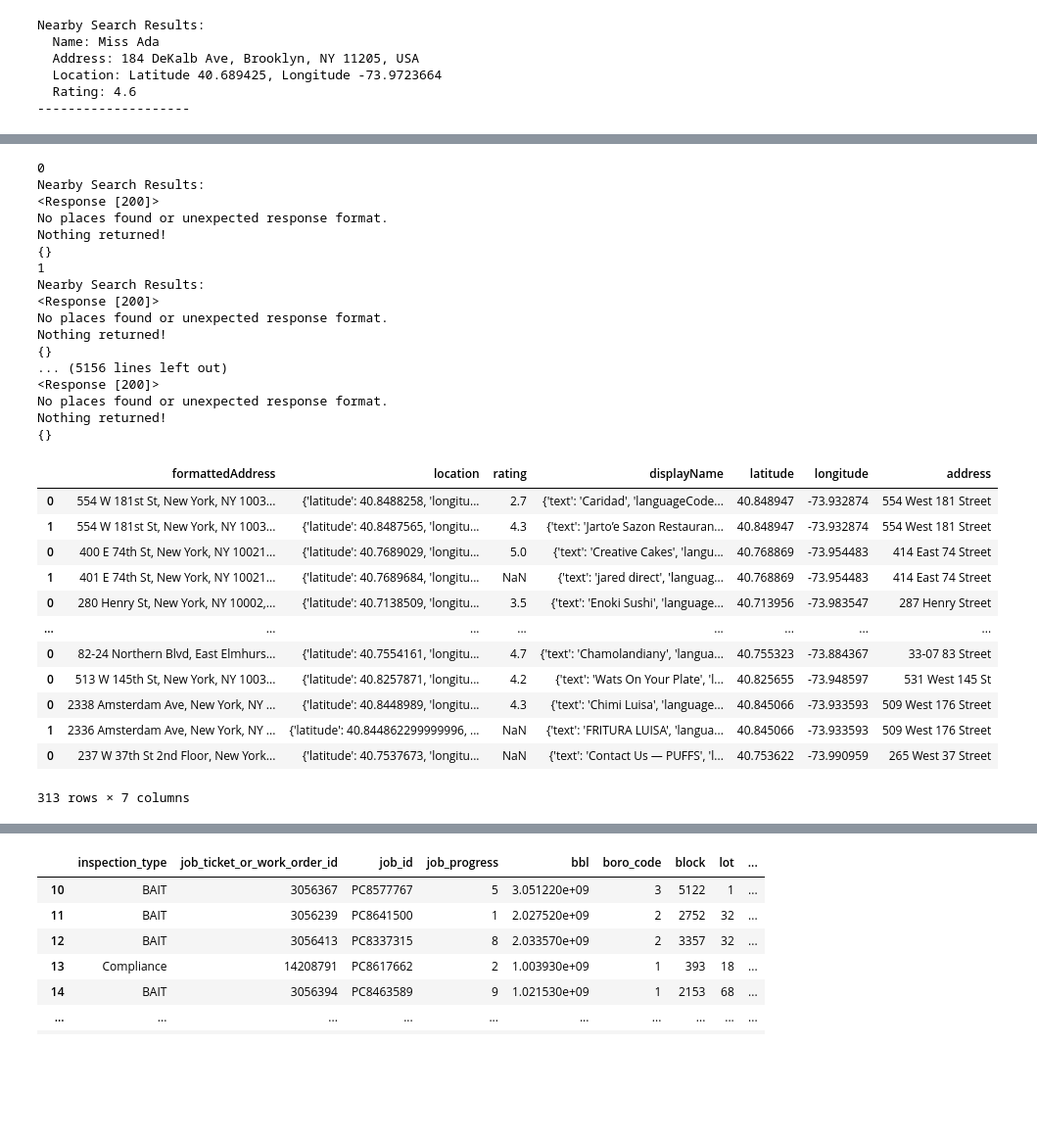
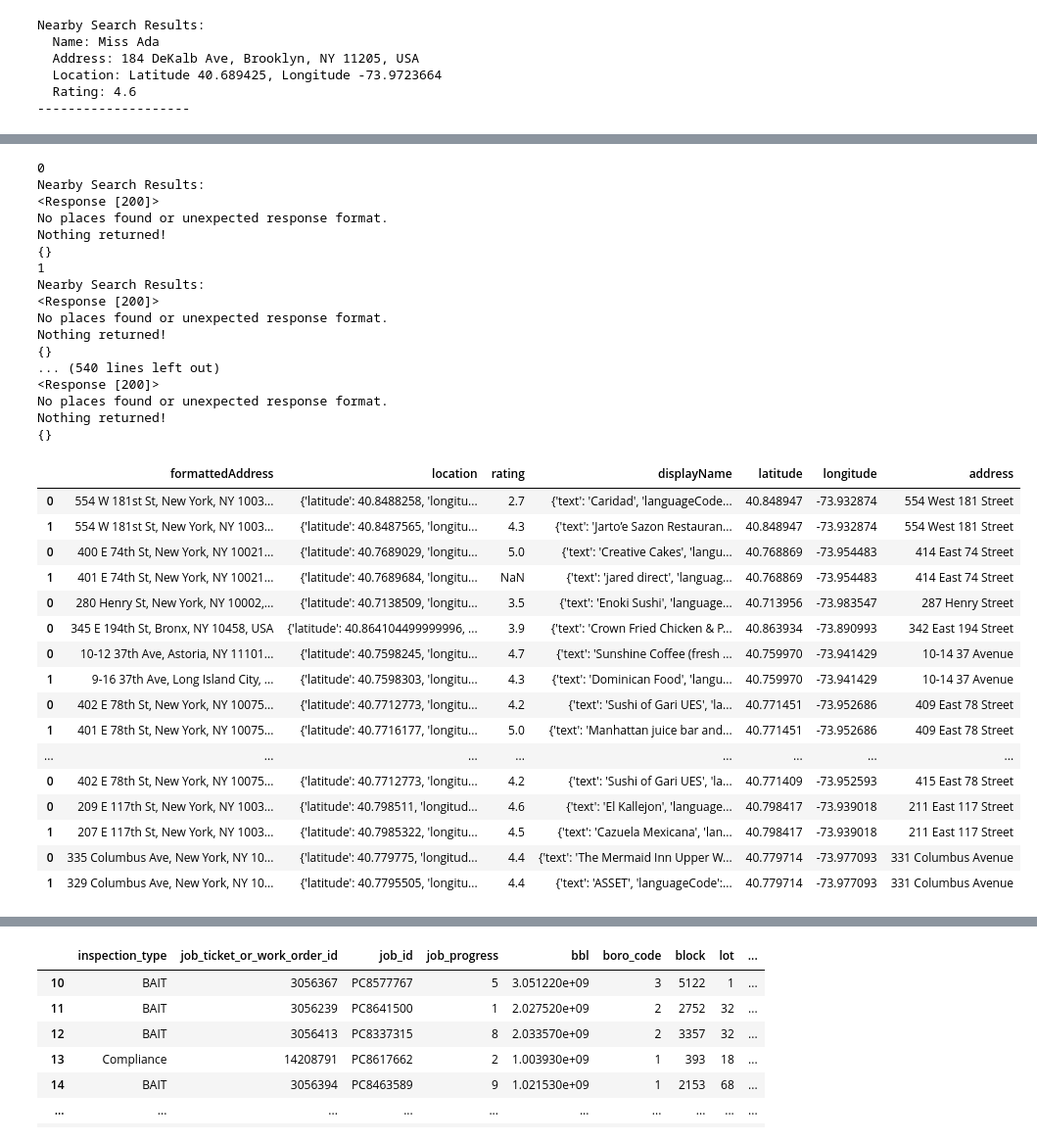
Before and after one commit to conor7276/nyc-rats-in-restaurants, a Jupyter notebook: scripts/data_exploration.ipynb, the cells around one changed output, grey strips where cells are left out. Shown at 98% size. Cells and saved outputs as stored; diff of their text form; code cells hidden in the pictures; blank space fills up the shorter version.

```diff
--- a/scripts/data_exploration.ipynb
+++ b/scripts/data_exploration.ipynb
@@ -180,7 +180,7 @@ headers = {
 requested_places = pd.DataFrame()
 
 
-for row in df.iterrows():
+for row in df.head(100).iterrows():
 
     temp_df = pd.DataFrame()
 
@@ -199,7 +199,7 @@ for row in df.iterrows():
 
         # Make request
         response = requests.post(url, headers=headers, json=request_body)
-        time.sleep(1)
+        time.sleep(0.25)
         print(row[0])
         # Check if the request was successful (status code 200)
         if response.status_code == 200:
@@ -249,27 +249,31 @@ Nearby Search Results:
 No places found or unexpected response format.
 Nothing returned!
 {}
-... (5156 lines left out)
+... (540 lines left out)
 <Response [200]>
 No places found or unexpected response format.
 Nothing returned!
 {}
 # %%
-requested_places.to_csv("places_v2_redo.csv", index = False)
+requested_places.to_csv("places_v3_fast_pulls.csv", index = False)
 requested_places
 # %% [output]
 |  | formattedAddress | location | rating | displayName | latitude | longitude | address |
 | 0 | 554 W 181st St, New York, NY 1003... | {'latitude': 40.8488258, 'longitu... | 2.7 | {'text': 'Caridad', 'languageCode... | 40.848947 | -73.932874 | 554 West 181 Street |
 | 1 | 554 W 181st St, New York, NY 1003... | {'latitude': 40.8487565, 'longitu... | 4.3 | {'text': 'Jarto’e Sazon Restauran... | 40.848947 | -73.932874 | 554 West 181 Street |
 | 0 | 400 E 74th St, New York, NY 10021... | {'latitude': 40.7689029, 'longitu... | 5.0 | {'text': 'Creative Cakes', 'langu... | 40.768869 | -73.954483 | 414 East 74 Street |
 | 1 | 401 E 74th St, New York, NY 10021... | {'latitude': 40.7689684, 'longitu... | NaN | {'text': 'jared direct', 'languag... | 40.768869 | -73.954483 | 414 East 74 Street |
 | 0 | 280 Henry St, New York, NY 10002,... | {'latitude': 40.7138509, 'longitu... | 3.5 | {'text': 'Enoki Sushi', 'language... | 40.713956 | -73.983547 | 287 Henry Street |
+| 0 | 345 E 194th St, Bronx, NY 10458, USA | {'latitude': 40.864104499999996, ... | 3.9 | {'text': 'Crown Fried Chicken & P... | 40.863934 | -73.890993 | 342 East 194 Street |
+| 0 | 10-12 37th Ave, Astoria, NY 11101... | {'latitude': 40.7598245, 'longitu... | 4.7 | {'text': 'Sunshine Coffee (fresh ... | 40.759970 | -73.941429 | 10-14 37 Avenue |
+| 1 | 9-16 37th Ave, Long Island City, ... | {'latitude': 40.7598303, 'longitu... | 4.3 | {'text': 'Dominican Food', 'langu... | 40.759970 | -73.941429 | 10-14 37 Avenue |
+| 0 | 402 E 78th St, New York, NY 10075... | {'latitude': 40.7712773, 'longitu... | 4.2 | {'text': 'Sushi of Gari UES', 'la... | 40.771451 | -73.952686 | 409 East 78 Street |
+| 1 | 401 E 78th St, New York, NY 10075... | {'latitude': 40.7716177, 'longitu... | 5.0 | {'text': 'Manhattan juice bar and... | 40.771451 | -73.952686 | 409 East 78 Street |
 | ... | ... | ... | ... | ... | ... | ... | ... |
-| 0 | 82-24 Northern Blvd, East Elmhurs... | {'latitude': 40.7554161, 'longitu... | 4.7 | {'text': 'Chamolandiany', 'langua... | 40.755323 | -73.884367 | 33-07 83 Street |
-| 0 | 513 W 145th St, New York, NY 1003... | {'latitude': 40.8257871, 'longitu... | 4.2 | {'text': 'Wats On Your Plate', 'l... | 40.825655 | -73.948597 | 531 West 145 St |
-| 0 | 2338 Amsterdam Ave, New York, NY ... | {'latitude': 40.8448989, 'longitu... | 4.3 | {'text': 'Chimi Luisa', 'language... | 40.845066 | -73.933593 | 509 West 176 Street |
-| 1 | 2336 Amsterdam Ave, New York, NY ... | {'latitude': 40.844862299999996, ... | NaN | {'text': 'FRITURA LUISA', 'langua... | 40.845066 | -73.933593 | 509 West 176 Street |
-| 0 | 237 W 37th St 2nd Floor, New York... | {'latitude': 40.7537673, 'longitu... | NaN | {'text': 'Contact Us — PUFFS', 'l... | 40.753622 | -73.990959 | 265 West 37 Street |
+| 0 | 402 E 78th St, New York, NY 10075... | {'latitude': 40.7712773, 'longitu... | 4.2 | {'text': 'Sushi of Gari UES', 'la... | 40.771409 | -73.952593 | 415 East 78 Street |
+| 0 | 209 E 117th St, New York, NY 1003... | {'latitude': 40.798511, 'longitud... | 4.6 | {'text': 'El Kallejon', 'language... | 40.798417 | -73.939018 | 211 East 117 Street |
+| 1 | 207 E 117th St, New York, NY 1003... | {'latitude': 40.7985322, 'longitu... | 4.5 | {'text': 'Cazuela Mexicana', 'lan... | 40.798417 | -73.939018 | 211 East 117 Street |
+| 0 | 335 Columbus Ave, New York, NY 10... | {'latitude': 40.779775, 'longitud... | 4.4 | {'text': 'The Mermaid Inn Upper W... | 40.779714 | -73.977093 | 331 Columbus Avenue |
+| 1 | 329 Columbus Ave, New York, NY 10... | {'latitude': 40.7795505, 'longitu... | 4.4 | {'text': 'ASSET', 'languageCode':... | 40.779714 | -73.977093 | 331 Columbus Avenue |
-313 rows × 7 columns
 # %%
 requested_places.head(40)
```
Also changed, not shown: parts of 6 cells of this notebook, 6 other files.
